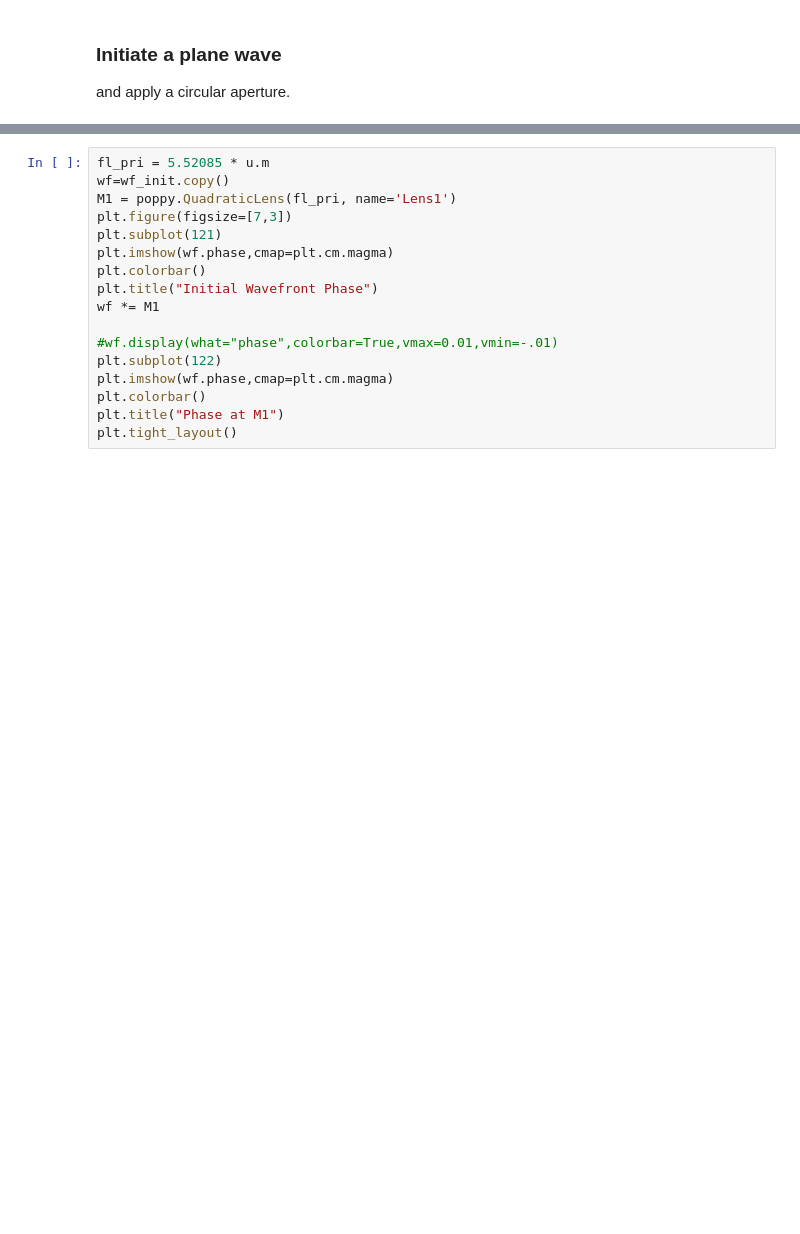
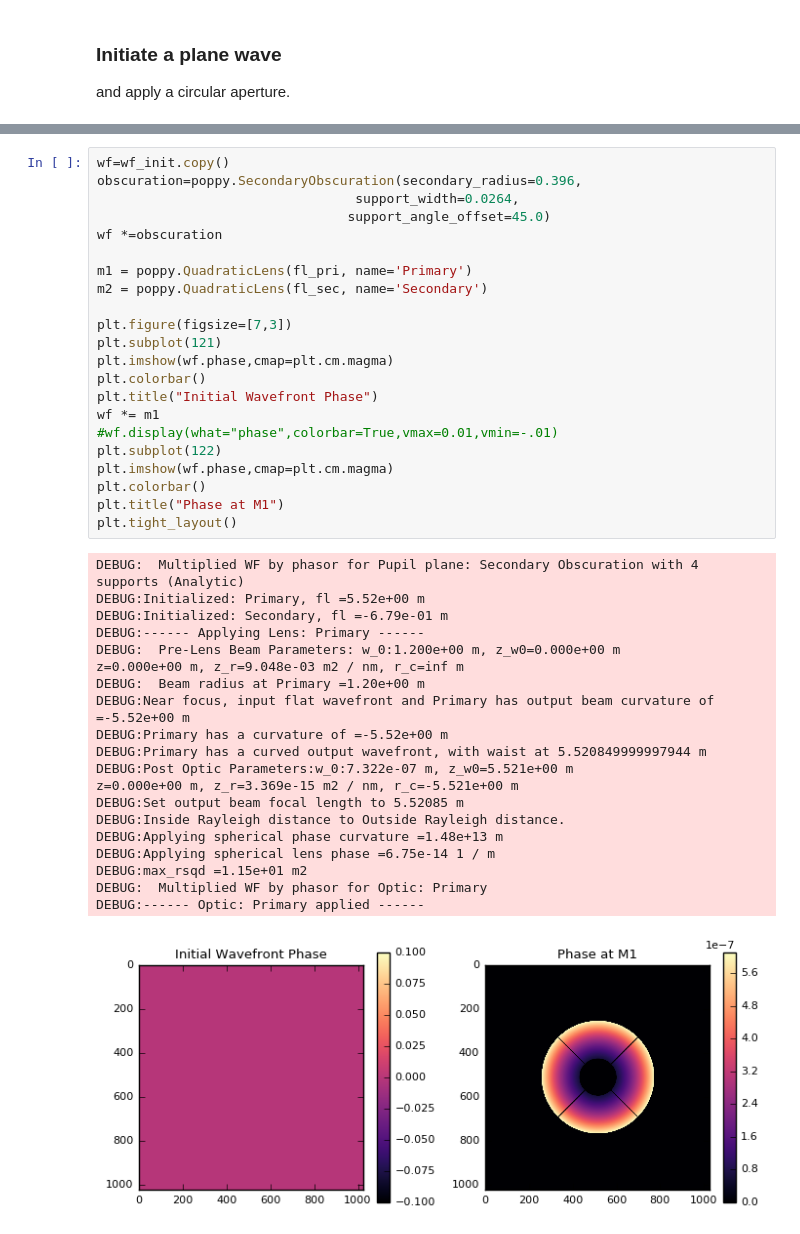
Before and after one commit to douglase/poppy_example_notebooks, a Jupyter notebook: Fresnel/Introduction to Angular Spectrum Propagation.ipynb, the cells around one changed output, grey strips where cells are left out. Drawn from its saved outputs; the diff is of its cells as text; blank space fills up the shorter version.

```diff
--- a/Fresnel/Introduction to Angular Spectrum Propagation.ipynb
+++ b/Fresnel/Introduction to Angular Spectrum Propagation.ipynb
@@ -144,20 +148,46 @@ If the input beam is planar (or the distance to the waist is less than the rayle
 # %%
-fl_pri = 5.52085 * u.m
 wf=wf_init.copy()
-M1 = poppy.QuadraticLens(fl_pri, name='Lens1')
+obscuration=poppy.SecondaryObscuration(secondary_radius=0.396,
+                                 support_width=0.0264,
+                                support_angle_offset=45.0)
+wf *=obscuration
+
+m1 = poppy.QuadraticLens(fl_pri, name='Primary')
+m2 = poppy.QuadraticLens(fl_sec, name='Secondary')
+
 plt.figure(figsize=[7,3])
 plt.subplot(121)
 plt.imshow(wf.phase,cmap=plt.cm.magma)
 plt.colorbar()
 plt.title("Initial Wavefront Phase")
-wf *= M1
-
+wf *= m1
 #wf.display(what="phase",colorbar=True,vmax=0.01,vmin=-.01)
 plt.subplot(122)
 plt.imshow(wf.phase,cmap=plt.cm.magma)
 plt.colorbar()
 plt.title("Phase at M1")
 plt.tight_layout()
+# %% [output]
+DEBUG:  Multiplied WF by phasor for Pupil plane: Secondary Obscuration with 4 supports (Analytic)
+DEBUG:Initialized: Primary, fl =5.52e+00 m
+DEBUG:Initialized: Secondary, fl =-6.79e-01 m
+DEBUG:------ Applying Lens: Primary ------
+DEBUG:  Pre-Lens Beam Parameters: w_0:1.200e+00 m, z_w0=0.000e+00 m
+z=0.000e+00 m, z_r=9.048e-03 m2 / nm, r_c=inf m
+DEBUG:  Beam radius at Primary =1.20e+00 m
+DEBUG:Near focus, input flat wavefront and Primary has output beam curvature of =-5.52e+00 m
+DEBUG:Primary has a curvature of =-5.52e+00 m
+DEBUG:Primary has a curved output wavefront, with waist at 5.520849999997944 m
+DEBUG:Post Optic Parameters:w_0:7.322e-07 m, z_w0=5.521e+00 m
+z=0.000e+00 m, z_r=3.369e-15 m2 / nm, r_c=-5.521e+00 m
+DEBUG:Set output beam focal length to 5.52085 m
+DEBUG:Inside Rayleigh distance to Outside Rayleigh distance.
+DEBUG:Applying spherical phase curvature =1.48e+13 m
+DEBUG:Applying spherical lens phase =6.75e-14 1 / m
+DEBUG:max_rsqd =1.15e+01 m2
+DEBUG:  Multiplied WF by phasor for Optic: Primary
+DEBUG:------ Optic: Primary applied ------
+[figure, added]
 # %%
 #wf.display(what="phase",colorbar=True,vmax=0.01,vmin=-.01)
 plt.figure(figsize=[4,3])
```
Also changed, not shown: parts of 17 cells of this notebook.
